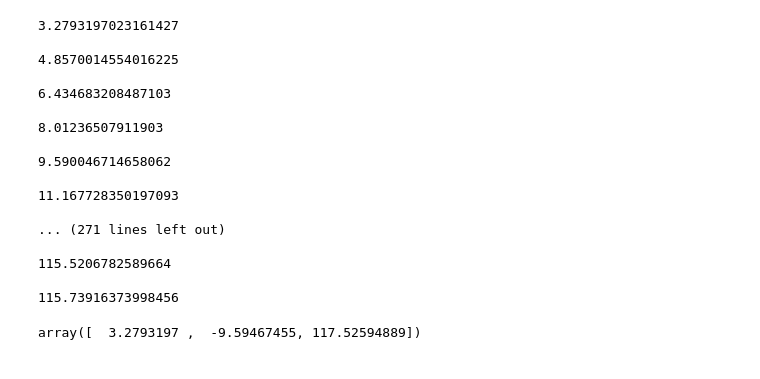
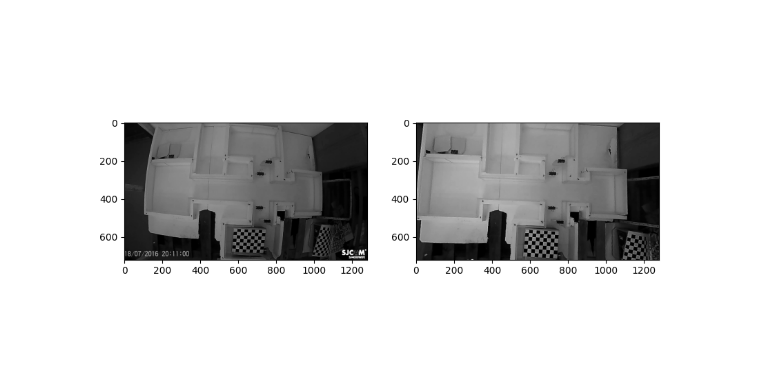
Before and after one commit to ljubobratovicrelja/aegear, a Jupyter notebook: calibration.ipynb, the cells around one changed output. Cells and saved outputs as stored; diff of their text form; code cells hidden in the pictures.

```diff
--- a/calibration.ipynb
+++ b/calibration.ipynb
@@ -113,6 +79,21 @@ Num samples trimmed to 38, according to selection:
+# %%
+# setting up object points
+patternSquareSideLength = 1.6
+objPoints = np.zeros((patternSize[0]*patternSize[1], 3), np.float32)
+objPoints[:, :2] = np.mgrid[0:patternSize[0], 0:patternSize[1]].T.reshape(-1, 2).astype(np.float32)
+objPoints *= patternSquareSideLength
+
+# Assuming `objPoints` is a list of lists or a list of arrays
+# First, convert it to a numpy array
+objPoints = np.array([objPoints] * numSamples)
+
+objPoints = np.reshape(objPoints, (numSamples, objPoints[0].shape[0], 1, 3))
+
+# Then, convert it to a 3-channel float32 array if it's not already
+if objPoints.dtype != np.float32 or objPoints.shape[-1] != 3:
+    objPoints = objPoints.astype(np.float32)
 # %%
-# now let's try to calibrate
-objPoints = [objPoints] * numSamples
+frameSize = validFrames[0].shape[::-1]
 ret, mtx, dist, rvecs, tvecs = cv2.calibrateCamera(objPoints, allCorners, frameSize, None, None)
 
 if ret:
@@ -184,33 +122,0 @@ for i in range(len(rvecs)):
-# %%
-import csv
-
-with open('data/projections.csv', 'w') as csvfile:
-    writer = csv.writer(csvfile, delimiter=',')
-    for table in project
-    ions[0]:
-        for row in table.T:
-            print(row)
-            print()
-            #writer.writerow(row.tolist())
-# %% [output]
-3.2793197023161427
-
-4.8570014554016225
-
-6.434683208487103
-
-8.01236507911903
-
-9.590046714658062
-
-11.167728350197093
-
-... (271 lines left out)
-
-115.5206782589664
-
-115.73916373998456
-# %%
-projections[0].T[0]
-# %% [output]
-array([  3.2793197 ,  -9.59467455, 117.52594889])
@@ -216,0 +135,19 @@ array([  3.2793197 ,  -9.59467455, 117.52594889])
+# %%
+# Assuming you have an image stored in the variable `img`
+img = validFrames[0]
+
+h, w = img.shape[:2]
+
+dist_scale = 0.1
+
+# Compute the undistortion and rectification transformation map
+undistorted_img = cv2.undistort(img, mtx, dist)
+# %%
+# show undistorted image
+fig, ax = plt.subplots(1, 2, figsize=(10, 5))
+ax[0].imshow(validFrames[0], cmap="gray")
+ax[1].imshow(undistorted_img, cmap="gray")
+
+plt.show()
+# %% [output]
+[figure, added]
```
Also changed, not shown: parts of 10 cells of this notebook, 2 other files.
